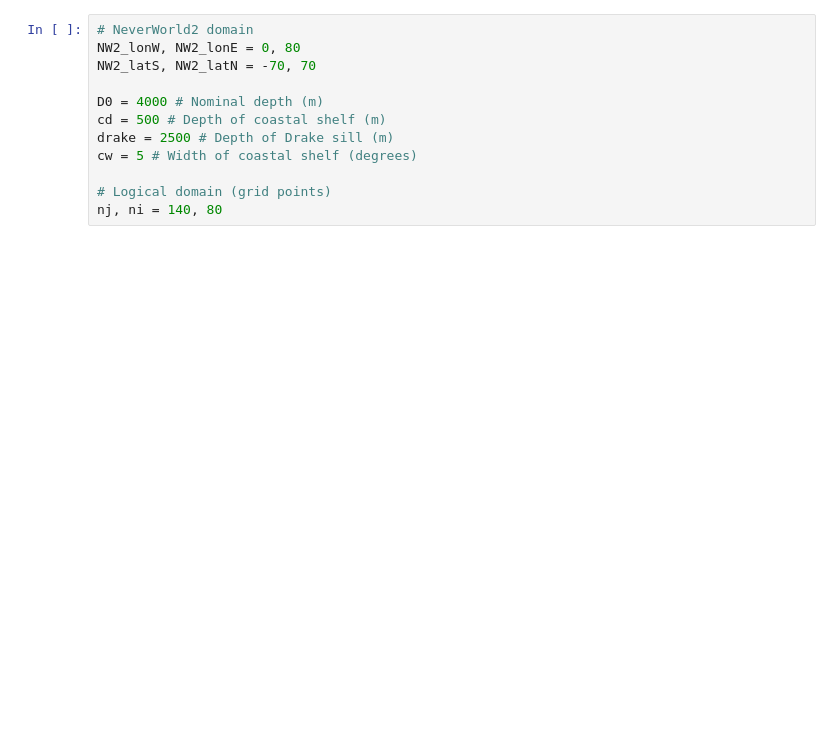
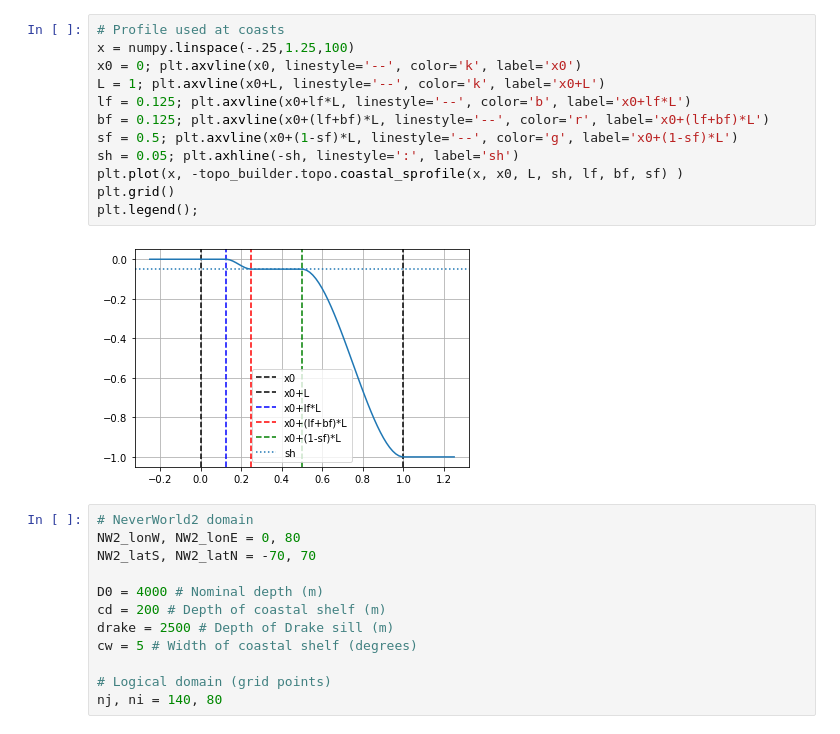
Before and after one commit to ocean-eddy-cpt/NeverWorld2, a Jupyter notebook: NeverWorld2.ipynb, the cells around one changed output. Saved outputs shown, nothing was run; the diff lists cells and outputs as text; blank space fills up the shorter version.

```diff
--- a/NeverWorld2.ipynb
+++ b/NeverWorld2.ipynb
@@ -7,10 +14,24 @@ import topo_builder
+# %%
+# Profile used at coasts
+x = numpy.linspace(-.25,1.25,100)
+x0 = 0; plt.axvline(x0, linestyle='--', color='k', label='x0')
+L = 1; plt.axvline(x0+L, linestyle='--', color='k', label='x0+L')
+lf = 0.125; plt.axvline(x0+lf*L, linestyle='--', color='b', label='x0+lf*L')
+bf = 0.125; plt.axvline(x0+(lf+bf)*L, linestyle='--', color='r', label='x0+(lf+bf)*L')
+sf = 0.5; plt.axvline(x0+(1-sf)*L, linestyle='--', color='g', label='x0+(1-sf)*L')
+sh = 0.05; plt.axhline(-sh, linestyle=':', label='sh')
+plt.plot(x, -topo_builder.topo.coastal_sprofile(x, x0, L, sh, lf, bf, sf) )
+plt.grid()
+plt.legend();
+# %% [output]
+[figure, added]
 # %%
 # NeverWorld2 domain
 NW2_lonW, NW2_lonE = 0, 80
 NW2_latS, NW2_latN = -70, 70
 
 D0 = 4000 # Nominal depth (m)
-cd = 500 # Depth of coastal shelf (m)
+cd = 200 # Depth of coastal shelf (m)
 drake = 2500 # Depth of Drake sill (m)
 cw = 5 # Width of coastal shelf (degrees)
 
```
Also changed, not shown: parts of 7 cells of this notebook, 3 other files.
